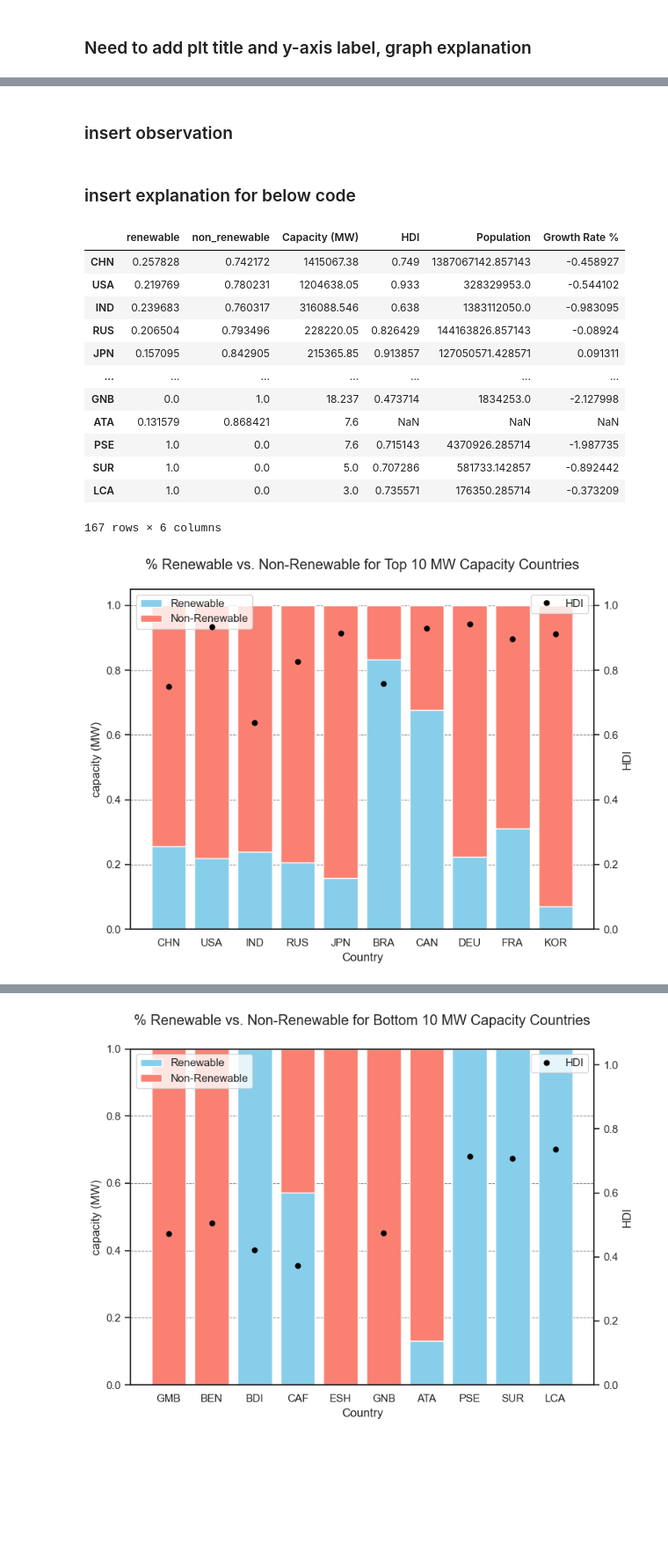
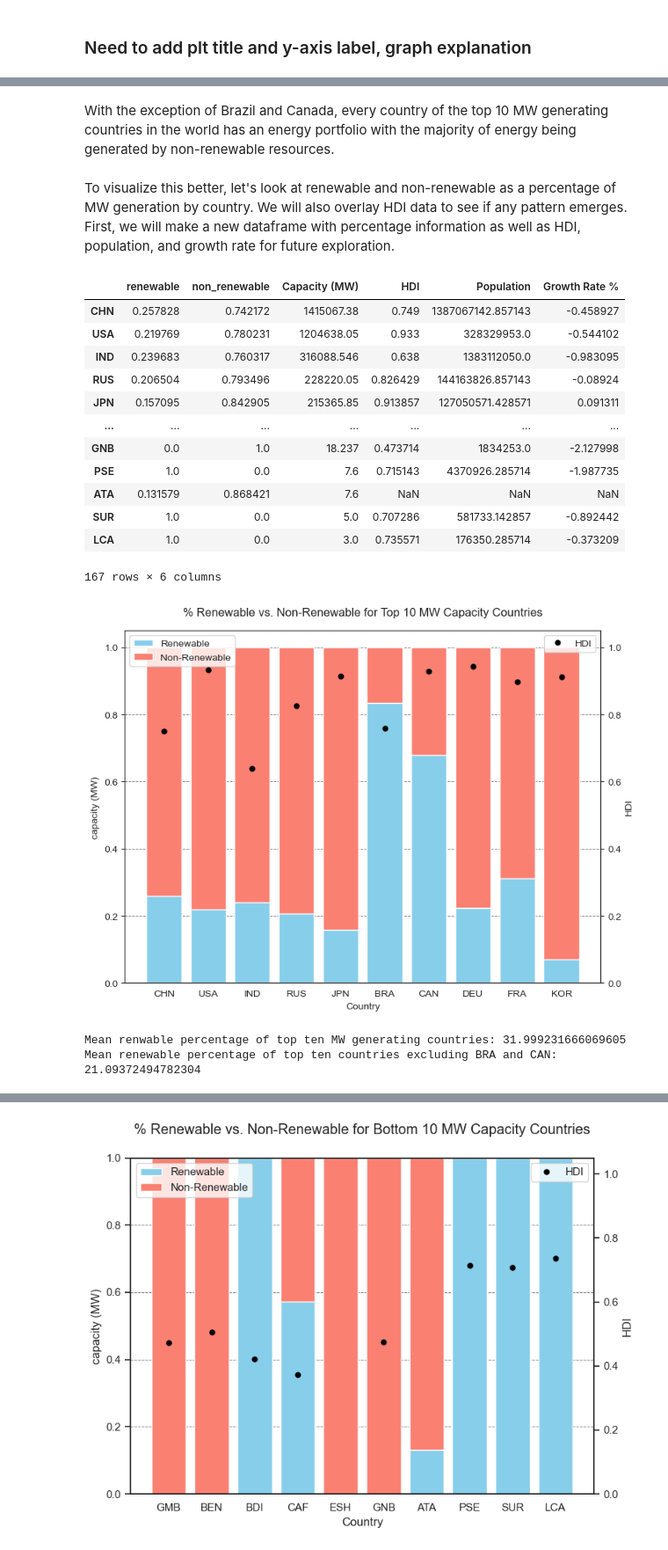
Before and after one commit to jlstjohn/coil_project, a Jupyter notebook: global_power_plant_project/gpp_final.ipynb, the cells around one changed output, grey strips where cells are left out. Shown at 88% size. Cells and saved outputs as stored; diff of their text form; code cells hidden in the pictures; blank space fills up the shorter version.

```diff
--- a/global_power_plant_project/gpp_final.ipynb
+++ b/global_power_plant_project/gpp_final.ipynb
@@ -306,9 +306,7 @@ gpp_data.head()
 # %%
 #Pull in only necessary columns from HDI data
 hdiColumns = ['iso3', 'country', 'hdi_2000', 'hdi_2009', 'hdi_2010', 'hdi_2012', 'hdi_2013',
-              'hdi_2014', 'hdi_2015', 'hdi_2016', 'hdi_2017', 'hdi_2018', 'hdi_2019', 'pop_total_2013',
-              'pop_total_2014','pop_total_2015','pop_total_2016','pop_total_2017','pop_total_2018',
-              'pop_total_2019']
+              'hdi_2014', 'hdi_2015', 'hdi_2016', 'hdi_2017', 'hdi_2018', 'hdi_2019']
 
 hdiData = pd.read_csv("HDR23-24_Composite_indices_complete_time_series.csv", usecols=hdiColumns,
                       low_memory=False, encoding='latin-1')
@@ -363,6 +361,7 @@ for country in countries.keys():
 
     #else if year data unavailable, take values of Population and HDI from 2013-2019
     else:
+        yearAve = 2016 #average of 2013-2019
         pop = popData.iloc[:, 8:15].loc[popData["Country Code"] == country]
         hdindex = hdiData.iloc[:,6:13].loc[hdiData["iso3"] == country]
         nanCountryList.append(country)
@@ -520,8 +552,9 @@ plt.show()
 # %% [markdown]
-### insert observation
+With the exception of Brazil and Canada, every country of the top 10 MW generating countries in the world has an energy portfolio with the majority of energy being generated by non-renewable resources.
 # %% [markdown]
-### insert explanation for below code
+To visualize this better, let's look at renewable and non-renewable as a percentage of MW generation by country. We will also overlay HDI data to see if any pattern emerges. First, we will make a new dataframe with percentage information as well as HDI, population, and growth rate for future exploration.
 # %%
+#Create new dataframe with total capcity, % newable, % non-renewabel, HDI, Pop, and Growth %
 percent_data = data_splot_full.copy()
 temp = percent_data["non_renewable"] + percent_data["renewable"]
 percent_data["renewable"] /= temp
@@ -545,48 +578,56 @@ percent_data_hdi_full
 | JPN | 0.157095 | 0.842905 | 215365.85 | 0.913857 | 127050571.428571 | 0.091311 |
 | ... | ... | ... | ... | ... | ... | ... |
 | GNB | 0.0 | 1.0 | 18.237 | 0.473714 | 1834253.0 | -2.127998 |
+| PSE | 1.0 | 0.0 | 7.6 | 0.715143 | 4370926.285714 | -1.987735 |
 | ATA | 0.131579 | 0.868421 | 7.6 | NaN | NaN | NaN |
-| PSE | 1.0 | 0.0 | 7.6 | 0.715143 | 4370926.285714 | -1.987735 |
 | SUR | 1.0 | 0.0 | 5.0 | 0.707286 | 581733.142857 | -0.892442 |
 | LCA | 1.0 | 0.0 | 3.0 | 0.735571 | 176350.285714 | -0.373209 |
 167 rows × 6 columns
 # %%
 pastel_palette = sns.color_palette("pastel")
 
+# Extract data for plotting
 top_percent_data_hdi = percent_data_hdi_full[:10]
-# Extract data for plotting
 sns.set_style('white')
-# sns.set_color_codes()
+
 countries = top_percent_data_hdi.index
 renewable = top_percent_data_hdi['renewable']
 non_renewable = top_percent_data_hdi['non_renewable']
 hdi = top_percent_data_hdi['HDI']
 
 # Create stacked bar chart
 fig, ax1 = plt.subplots(figsize=(8, 6))
 
 ax1.bar(countries, renewable, label='Renewable', color='skyblue')
 ax1.bar(countries, non_renewable, bottom=renewable, label='Non-Renewable', color='salmon')
 
 # Overlay HDI as points
 ax2 = ax1.twinx()
 ax2.plot(countries, hdi, marker='o', linestyle='', markersize=5, label='HDI', color='black')
 
 # Set labels and legend
 ax1.set_xlabel('Country')
 ax1.set_ylabel('capacity (MW)')
 ax2.set_ylabel('HDI')
 ax1.legend(loc='upper left')
 ax2.legend(loc='upper right')
 ax2.set_ylim(0,1.05)
 ax2.set_yticks([0,0.2,0.4,0.6,0.8,1])
 ax1.grid(True, linestyle='--', color='gray', linewidth=0.7, axis='y')
-# Rotate x-axis labels for better readability
-plt.xticks(rotation=90)
+
 
 # Show plot
 plt.suptitle("% Renewable vs. Non-Renewable for Top 10 MW Capacity Countries")
 plt.tight_layout()
 plt.show()
 # %% [output]
-[figure, old version]
+[figure, new version]
+# %%
+
+excludeCountries = ['BRA', 'CAN']
+filteredTop = top_percent_data_hdi.drop(index=excludeCountries)
+print(f"Mean renwable percentage of top ten MW generating countries: {top_percent_data_hdi['renewable'].mean()*100}")
+print(f"Mean renewable percentage of top ten countries excluding BRA and CAN: {filteredTop['renewable'].mean()*100}")
+# %% [output]
+Mean renwable percentage of top ten MW generating countries: 31.999231666069605
+Mean renewable percentage of top ten countries excluding BRA and CAN: 21.09372494782304
```
Also changed, not shown: parts of 19 cells of this notebook.
